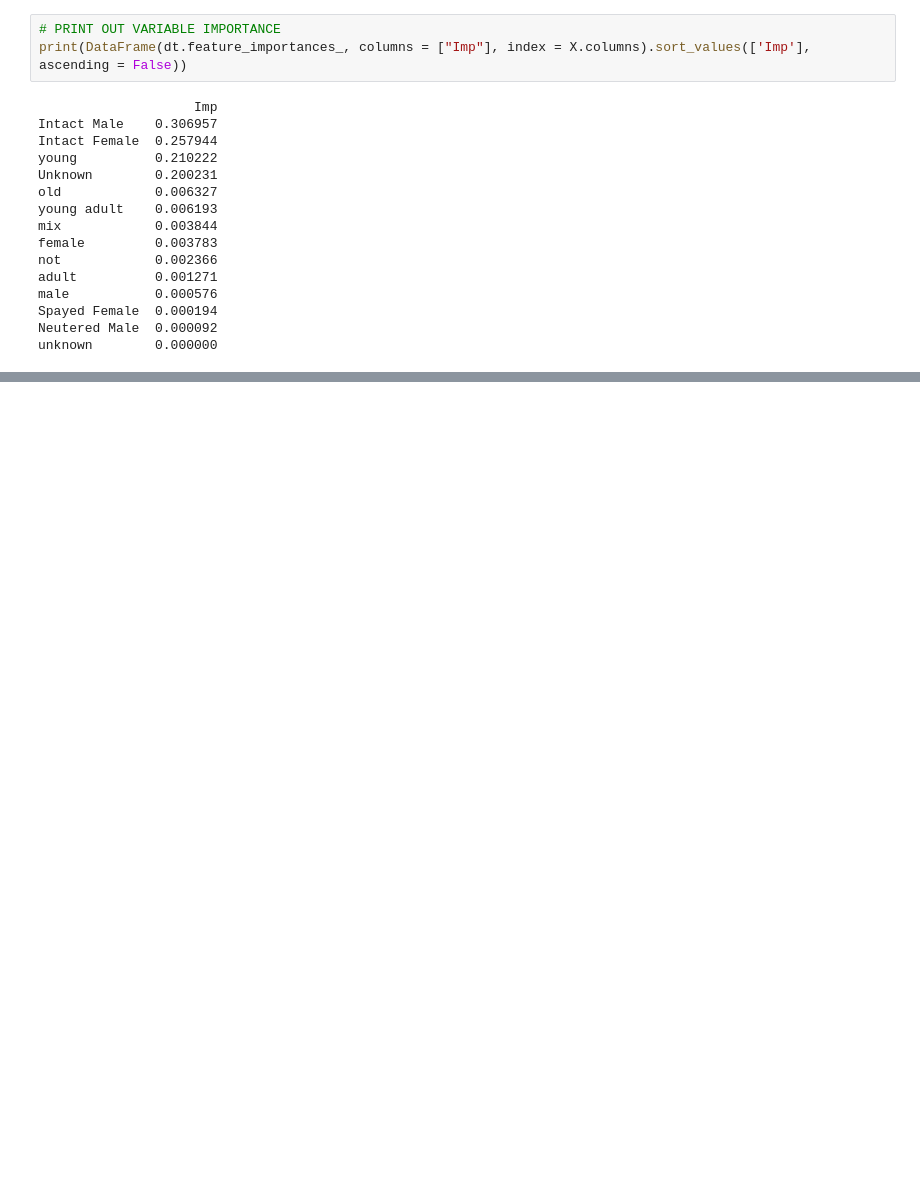
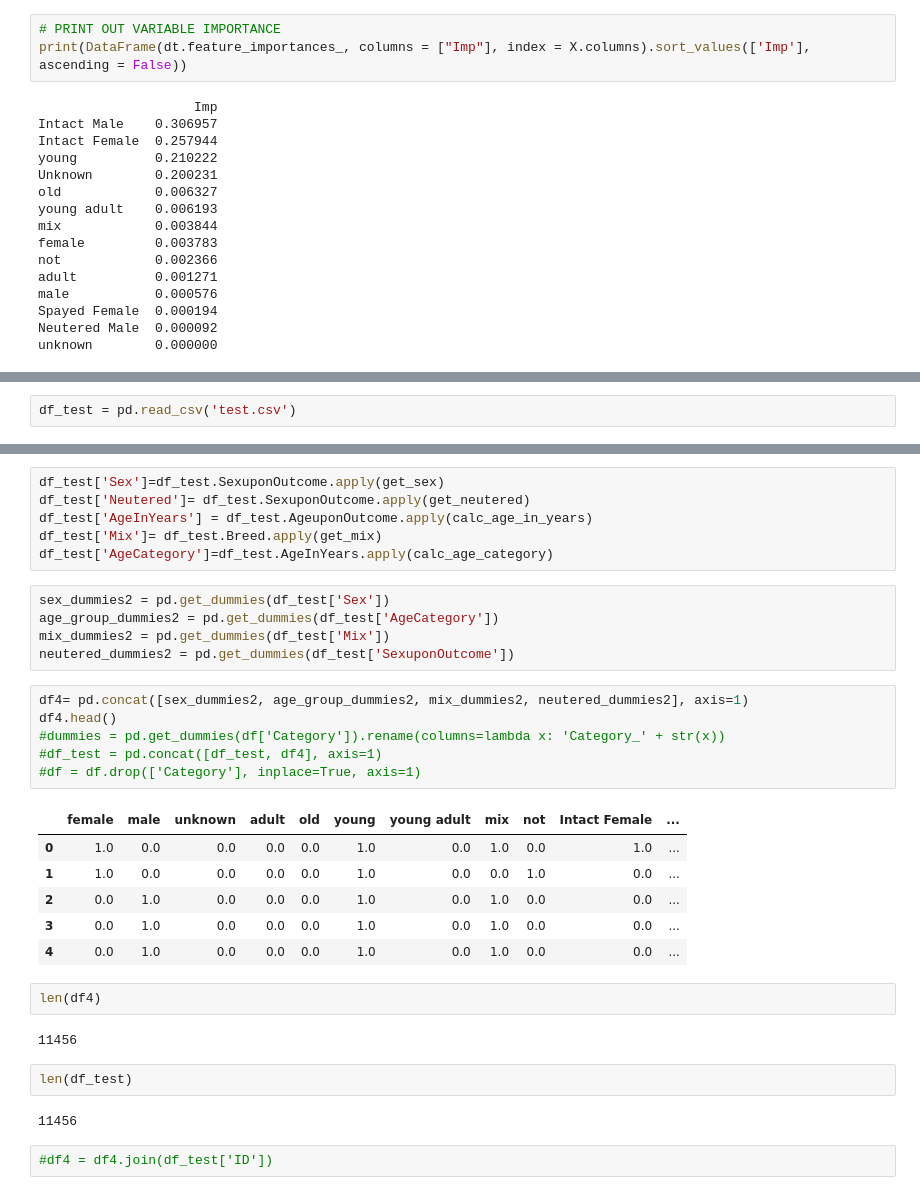
Before and after one commit to tsizzle/animal_shelter_kaggle, a Jupyter notebook: decision tree example.ipynb, the cells around one changed output, grey strips where cells are left out. Drawn from its saved outputs; the diff is of its cells as text; blank space fills up the shorter version.

```diff
--- a/decision tree example.ipynb
+++ b/decision tree example.ipynb
@@ -326,0 +225,2 @@ def get_code(tree, feature_names, target_names,
+# %%
+df_test = pd.read_csv('test.csv')
@@ -326,0 +233,34 @@ def get_code(tree, feature_names, target_names,
+# %%
+df_test['Sex']=df_test.SexuponOutcome.apply(get_sex)
+df_test['Neutered']= df_test.SexuponOutcome.apply(get_neutered)
+df_test['AgeInYears'] = df_test.AgeuponOutcome.apply(calc_age_in_years)
+df_test['Mix']= df_test.Breed.apply(get_mix)
+df_test['AgeCategory']=df_test.AgeInYears.apply(calc_age_category)
+# %%
+sex_dummies2 = pd.get_dummies(df_test['Sex'])
+age_group_dummies2 = pd.get_dummies(df_test['AgeCategory'])
+mix_dummies2 = pd.get_dummies(df_test['Mix'])
+neutered_dummies2 = pd.get_dummies(df_test['SexuponOutcome'])
+# %%
+df4= pd.concat([sex_dummies2, age_group_dummies2, mix_dummies2, neutered_dummies2], axis=1)
+df4.head()
+#dummies = pd.get_dummies(df['Category']).rename(columns=lambda x: 'Category_' + str(x))
+#df_test = pd.concat([df_test, df4], axis=1)
+#df = df.drop(['Category'], inplace=True, axis=1)
+# %% [output]
+|  | female | male | unknown | adult | old | young | young adult | mix | not | Intact Female | ... |
+| 0 | 1.0 | 0.0 | 0.0 | 0.0 | 0.0 | 1.0 | 0.0 | 1.0 | 0.0 | 1.0 | ... |
+| 1 | 1.0 | 0.0 | 0.0 | 0.0 | 0.0 | 1.0 | 0.0 | 0.0 | 1.0 | 0.0 | ... |
+| 2 | 0.0 | 1.0 | 0.0 | 0.0 | 0.0 | 1.0 | 0.0 | 1.0 | 0.0 | 0.0 | ... |
+| 3 | 0.0 | 1.0 | 0.0 | 0.0 | 0.0 | 1.0 | 0.0 | 1.0 | 0.0 | 0.0 | ... |
+| 4 | 0.0 | 1.0 | 0.0 | 0.0 | 0.0 | 1.0 | 0.0 | 1.0 | 0.0 | 0.0 | ... |
+# %%
+len(df4)
+# %% [output]
+11456
+# %%
+len(df_test)
+# %% [output]
+11456
+# %%
+#df4 = df4.join(df_test['ID'])
```
Also changed, not shown: parts of 29 cells of this notebook.
